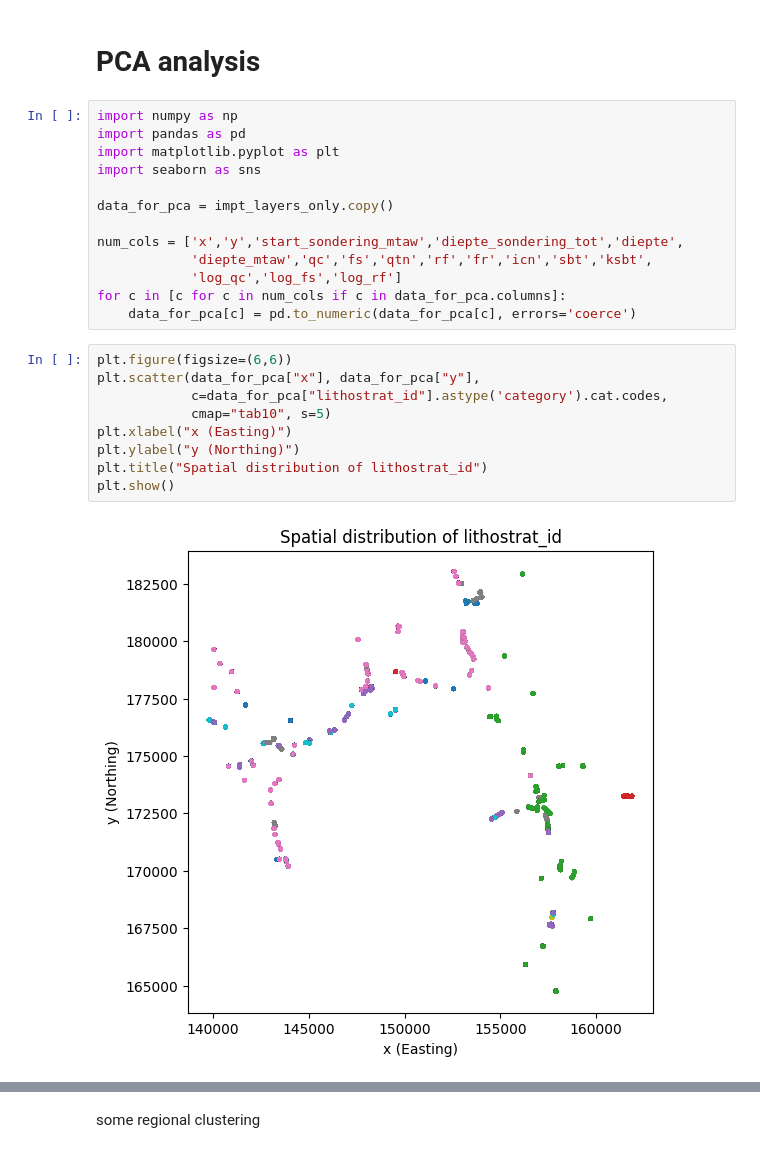
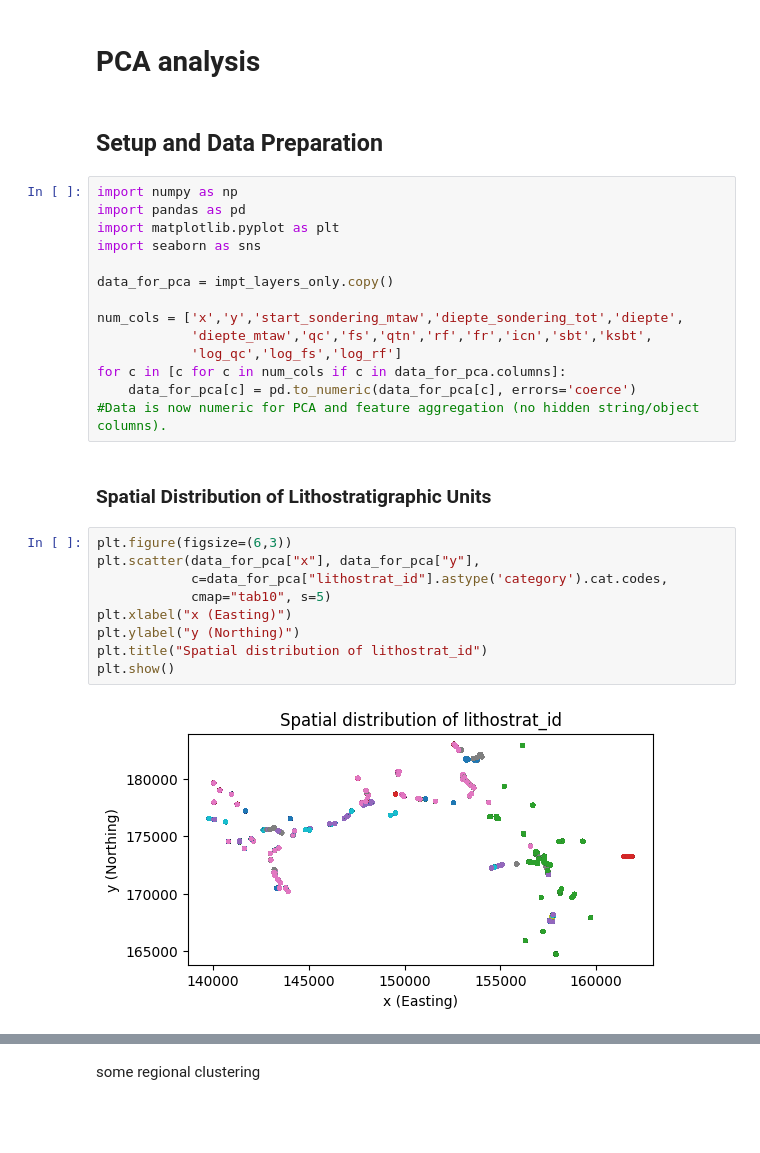
Before and after one commit to andrea-maza/PDS_MAEPS, a Jupyter notebook: PCA_Andrea_Maza.ipynb, the cells around one changed output, grey strips where cells are left out. Cells and saved outputs as stored; diff of their text form; blank space fills up the shorter version.

```diff
--- a/PCA_Andrea_Maza.ipynb
+++ b/PCA_Andrea_Maza.ipynb
@@ -352,6 +352,8 @@ impt_layers_only['log_fs'] = np.log(impt_layers_only['fs'])
 impt_layers_only['log_rf'] = np.log(impt_layers_only['rf'])
 # %% [markdown]
 # PCA analysis
+# %% [markdown]
+## Setup and Data Preparation
 # %%
 import numpy as np
 import pandas as pd
@@ -365,14 +367,17 @@ num_cols = ['x','y','start_sondering_mtaw','diepte_sondering_tot','diepte',
             'log_qc','log_fs','log_rf']
 for c in [c for c in num_cols if c in data_for_pca.columns]:
     data_for_pca[c] = pd.to_numeric(data_for_pca[c], errors='coerce')
+#Data is now numeric for PCA and feature aggregation (no hidden string/object columns).
+# %% [markdown]
+### Spatial Distribution of Lithostratigraphic Units
 # %%
-plt.figure(figsize=(6,6))
+plt.figure(figsize=(6,3))
 plt.scatter(data_for_pca["x"], data_for_pca["y"],
             c=data_for_pca["lithostrat_id"].astype('category').cat.codes,
             cmap="tab10", s=5)
 plt.xlabel("x (Easting)")
 plt.ylabel("y (Northing)")
 plt.title("Spatial distribution of lithostrat_id")
 plt.show()
 # %% [output]
-[figure, old version]
+[figure, new version]
```
Also changed, not shown: parts of 3 cells of this notebook.
